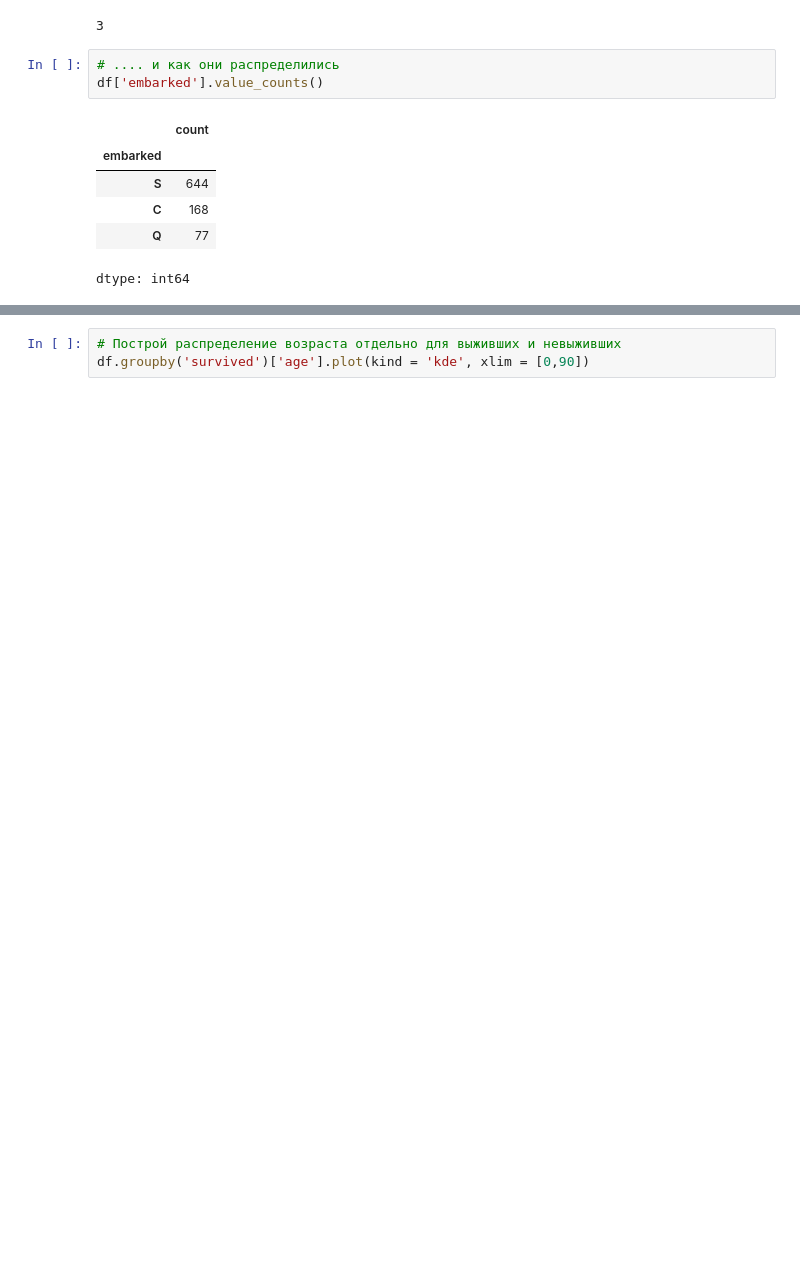
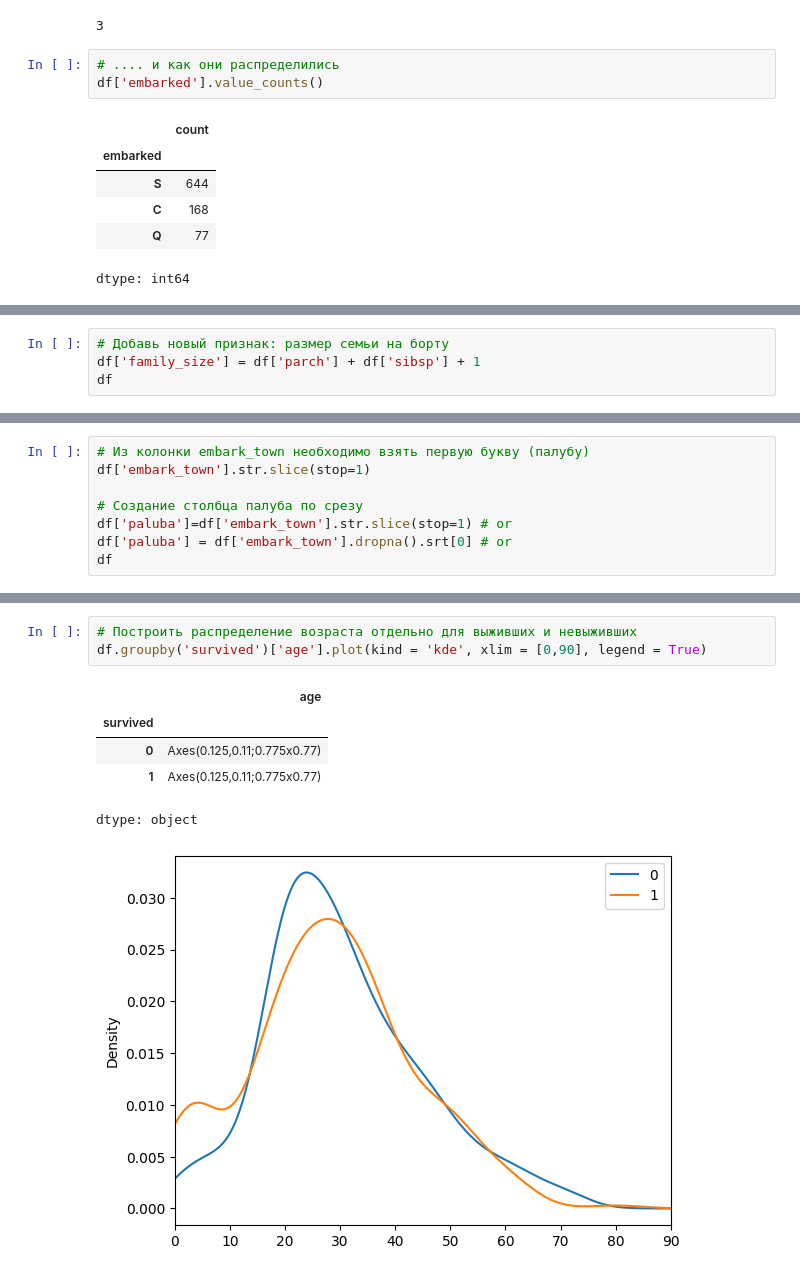
Before and after one commit to ira75121368/Pandas_practice_on_a_Titanic_db, a Jupyter notebook: Titanic_practice.ipynb, the cells around one changed output, grey strips where cells are left out. Saved outputs shown, nothing was run; the diff lists cells and outputs as text; blank space fills up the shorter version.

```diff
--- a/Titanic_practice.ipynb
+++ b/Titanic_practice.ipynb
@@ -284,0 +362,4 @@ dtype: float64
+# %%
+# Добавь новый признак: размер семьи на борту
+df['family_size'] = df['parch'] + df['sibsp'] + 1
+df
@@ -284,0 +380,8 @@ dtype: float64
+# %%
+# Из колонки embark_town необходимо взять первую букву (палубу)
+df['embark_town'].str.slice(stop=1)
+
+# Создание столбца палуба по срезу
+df['paluba']=df['embark_town'].str.slice(stop=1) # or
+df['paluba'] = df['embark_town'].dropna().srt[0] # or
+df
@@ -289,3 +406,10 @@ cleaned_df.groupby('sex')['age'].plot(kind='kde', xlim=[0,90], legend = True)
 # %%
-# Построй распределение возраста отдельно для выживших и невыживших
-df.groupby('survived')['age'].plot(kind = 'kde', xlim = [0,90])
+# Построить распределение возраста отдельно для выживших и невыживших
+df.groupby('survived')['age'].plot(kind = 'kde', xlim = [0,90], legend = True)
+# %% [output]
+|  | age |
+| survived |  |
+| 0 | Axes(0.125,0.11;0.775x0.77) |
+| 1 | Axes(0.125,0.11;0.775x0.77) |
+dtype: object
+[figure, added]
```
Also changed, not shown: parts of 51 cells of this notebook.
